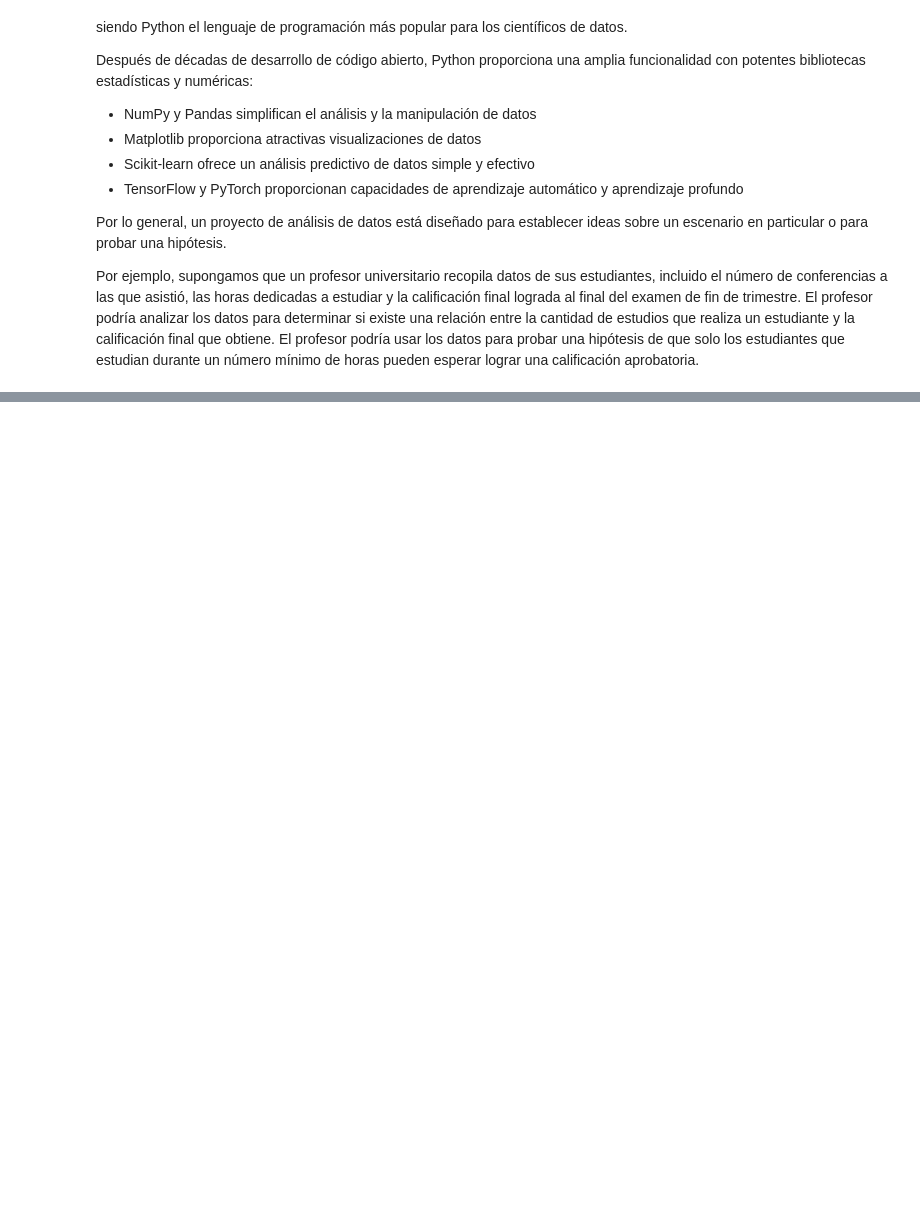
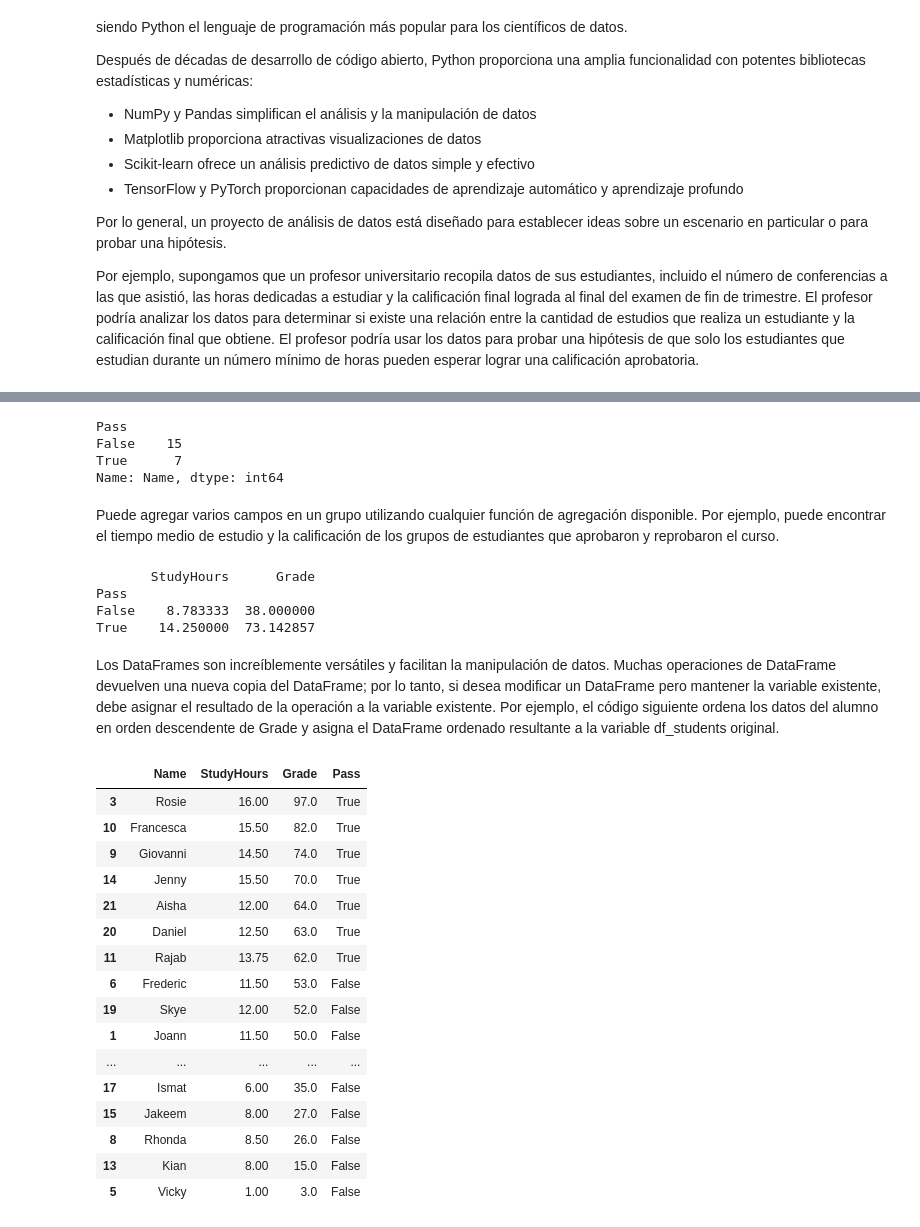
Before and after one commit to DMichelA/Extraccion-de-conocimientos-de-base-de-datos, a Jupyter notebook: Explore and analyse data with Python.ipynb, the cells around one changed output, grey strips where cells are left out. Saved outputs shown, nothing was run; the diff lists cells and outputs as text; code cells hidden in the pictures; blank space fills up the shorter version.

```diff
--- a/Explore and analyse data with Python.ipynb
+++ b/Explore and analyse data with Python.ipynb
@@ -18,0 +465,42 @@ Por ejemplo, supongamos que un profesor universitario recopila datos de sus estu
+# %%
+print(df_students.groupby(df_students.Pass).Name.count())
+# %% [output]
+Pass
+False    15
+True      7
+Name: Name, dtype: int64
+# %% [markdown]
+Puede agregar varios campos en un grupo utilizando cualquier función de agregación disponible. Por ejemplo, puede encontrar el tiempo medio de estudio y la calificación de los grupos de estudiantes que aprobaron y reprobaron el curso.
+# %%
+print(df_students.groupby(df_students.Pass)['StudyHours', 'Grade'].mean())
+# %% [output]
+       StudyHours      Grade
+Pass
+False    8.783333  38.000000
+True    14.250000  73.142857
+# %% [markdown]
+Los DataFrames son increíblemente versátiles y facilitan la manipulación de datos. Muchas operaciones de DataFrame devuelven una nueva copia del DataFrame; por lo tanto, si desea modificar un DataFrame pero mantener la variable existente, debe asignar el resultado de la operación a la variable existente. Por ejemplo, el código siguiente ordena los datos del alumno en orden descendente de Grade y asigna el DataFrame ordenado resultante a la variable df_students original.
+# %%
+# Crear un DataFrame con los datos ordenados por calificación (descendente)
+df_students = df_students.sort_values('Grade', ascending=False)
+
+# Mostrar el DataFrame
+df_students
+# %% [output]
+|  | Name | StudyHours | Grade | Pass |
+| 3 | Rosie | 16.00 | 97.0 | True |
+| 10 | Francesca | 15.50 | 82.0 | True |
+| 9 | Giovanni | 14.50 | 74.0 | True |
+| 14 | Jenny | 15.50 | 70.0 | True |
+| 21 | Aisha | 12.00 | 64.0 | True |
+| 20 | Daniel | 12.50 | 63.0 | True |
+| 11 | Rajab | 13.75 | 62.0 | True |
+| 6 | Frederic | 11.50 | 53.0 | False |
+| 19 | Skye | 12.00 | 52.0 | False |
+| 1 | Joann | 11.50 | 50.0 | False |
+| ... | ... | ... | ... | ... |
+| 17 | Ismat | 6.00 | 35.0 | False |
+| 15 | Jakeem | 8.00 | 27.0 | False |
+| 8 | Rhonda | 8.50 | 26.0 | False |
+| 13 | Kian | 8.00 | 15.0 | False |
+| 5 | Vicky | 1.00 | 3.0 | False |
```
Also changed, not shown: parts of 64 cells of this notebook.
